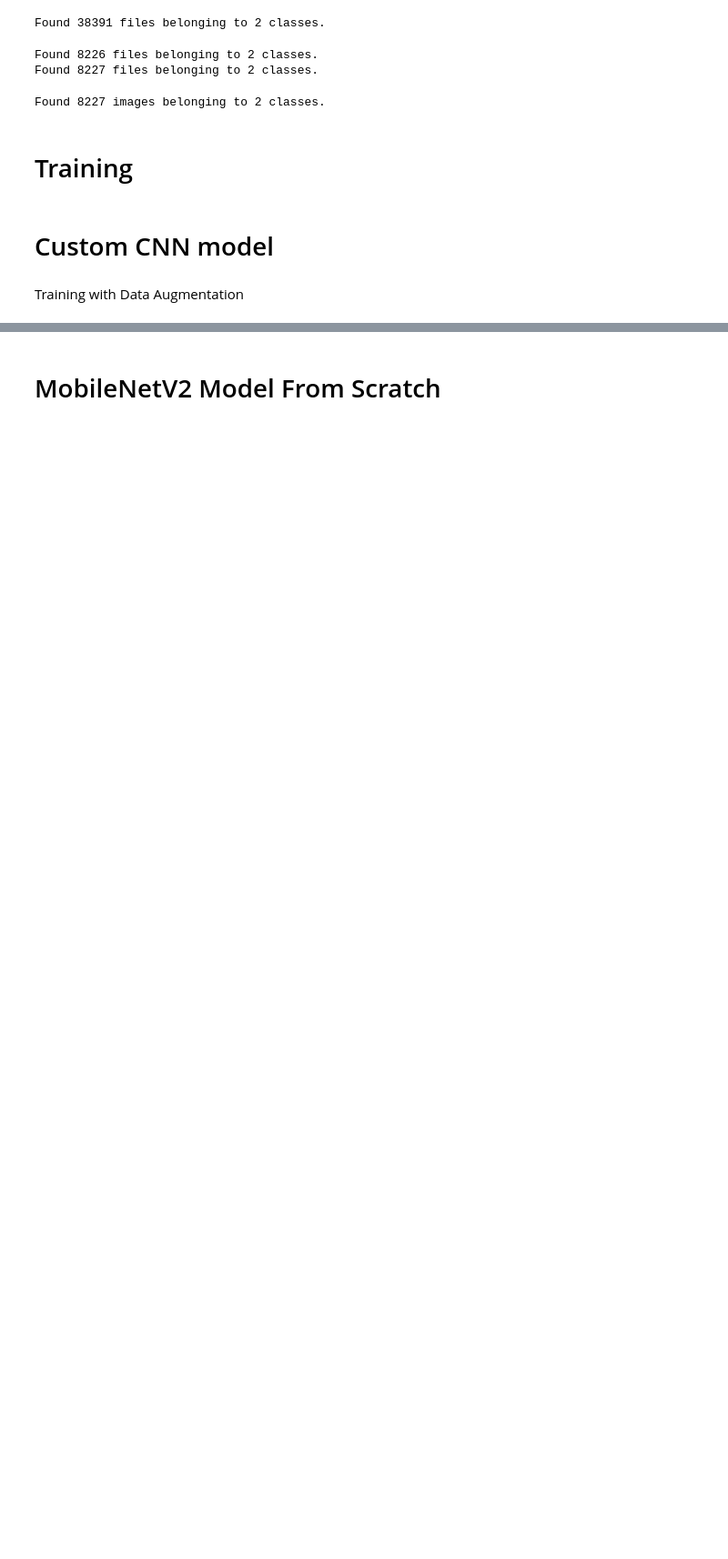
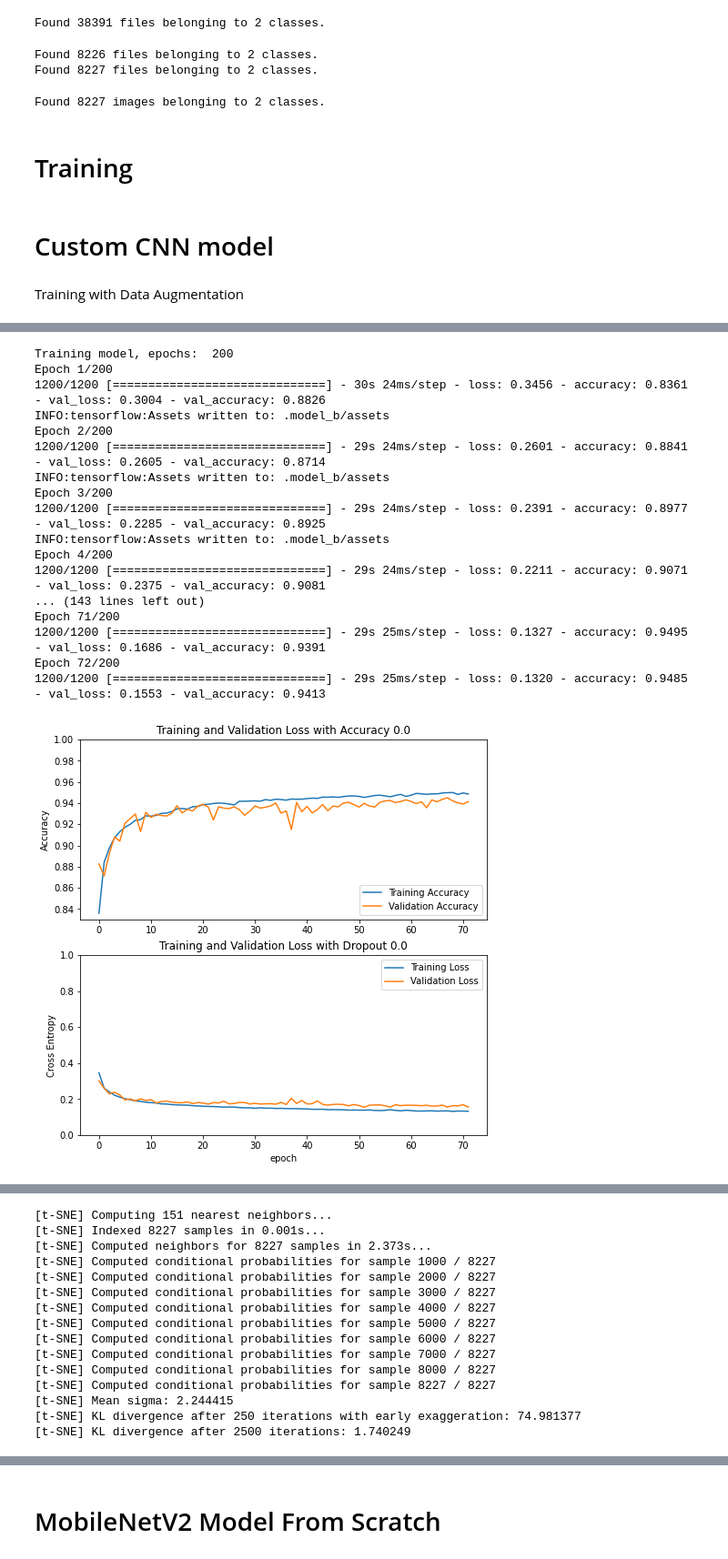
Before and after one commit to diego-mansilla/detritus-recognition, a Jupyter notebook: train_models.ipynb, the cells around one changed output, grey strips where cells are left out. Shown at 91% size. Cells and saved outputs as stored; diff of their text form; code cells hidden in the pictures; blank space fills up the shorter version.

```diff
--- a/train_models.ipynb
+++ b/train_models.ipynb
@@ -111,9 +151,28 @@ print_tsne(model_A, test_dataset, 2500)
 # %%
 mcp_save = tf.keras.callbacks.ModelCheckpoint('.model_b', save_best_only=True, monitor='val_loss', mode='min')
-callbacks = [mcp_save, early_stopping, reduce_lr_loss]
+callbacks = [mcp_save, early_stopping]
 
 model_B = get_model_B(0.0, True, 0.0)
 history = train_model(model_B, TRAINING_EPOCHS, train_dataset, validation_dataset, base_learning_rate, callbacks)
 show_plot(history, 0.0)
 test_accuracy(model_B, test_dataset)
 print_tsne(model_B, test_dataset, 2500)
+# %% [output]
+Training model, epochs:  200
+Epoch 1/200
+1200/1200 [==============================] - 30s 24ms/step - loss: 0.3456 - accuracy: 0.8361 - val_loss: 0.3004 - val_accuracy: 0.8826
+INFO:tensorflow:Assets written to: .model_b/assets
+Epoch 2/200
+1200/1200 [==============================] - 29s 24ms/step - loss: 0.2601 - accuracy: 0.8841 - val_loss: 0.2605 - val_accuracy: 0.8714
+INFO:tensorflow:Assets written to: .model_b/assets
+Epoch 3/200
+1200/1200 [==============================] - 29s 24ms/step - loss: 0.2391 - accuracy: 0.8977 - val_loss: 0.2285 - val_accuracy: 0.8925
+INFO:tensorflow:Assets written to: .model_b/assets
+Epoch 4/200
+1200/1200 [==============================] - 29s 24ms/step - loss: 0.2211 - accuracy: 0.9071 - val_loss: 0.2375 - val_accuracy: 0.9081
+... (143 lines left out)
+Epoch 71/200
+1200/1200 [==============================] - 29s 25ms/step - loss: 0.1327 - accuracy: 0.9495 - val_loss: 0.1686 - val_accuracy: 0.9391
+Epoch 72/200
+1200/1200 [==============================] - 29s 25ms/step - loss: 0.1320 - accuracy: 0.9485 - val_loss: 0.1553 - val_accuracy: 0.9413
+[figure, added]
@@ -119,0 +181,15 @@ print_tsne(model_B, test_dataset, 2500)
+[t-SNE] Computing 151 nearest neighbors...
+[t-SNE] Indexed 8227 samples in 0.001s...
+[t-SNE] Computed neighbors for 8227 samples in 2.373s...
+[t-SNE] Computed conditional probabilities for sample 1000 / 8227
+[t-SNE] Computed conditional probabilities for sample 2000 / 8227
+[t-SNE] Computed conditional probabilities for sample 3000 / 8227
+[t-SNE] Computed conditional probabilities for sample 4000 / 8227
+[t-SNE] Computed conditional probabilities for sample 5000 / 8227
+[t-SNE] Computed conditional probabilities for sample 6000 / 8227
+[t-SNE] Computed conditional probabilities for sample 7000 / 8227
+[t-SNE] Computed conditional probabilities for sample 8000 / 8227
+[t-SNE] Computed conditional probabilities for sample 8227 / 8227
+[t-SNE] Mean sigma: 2.244415
+[t-SNE] KL divergence after 250 iterations with early exaggeration: 74.981377
+[t-SNE] KL divergence after 2500 iterations: 1.740249
```
Also changed, not shown: parts of 9 cells of this notebook, 1 other file.
